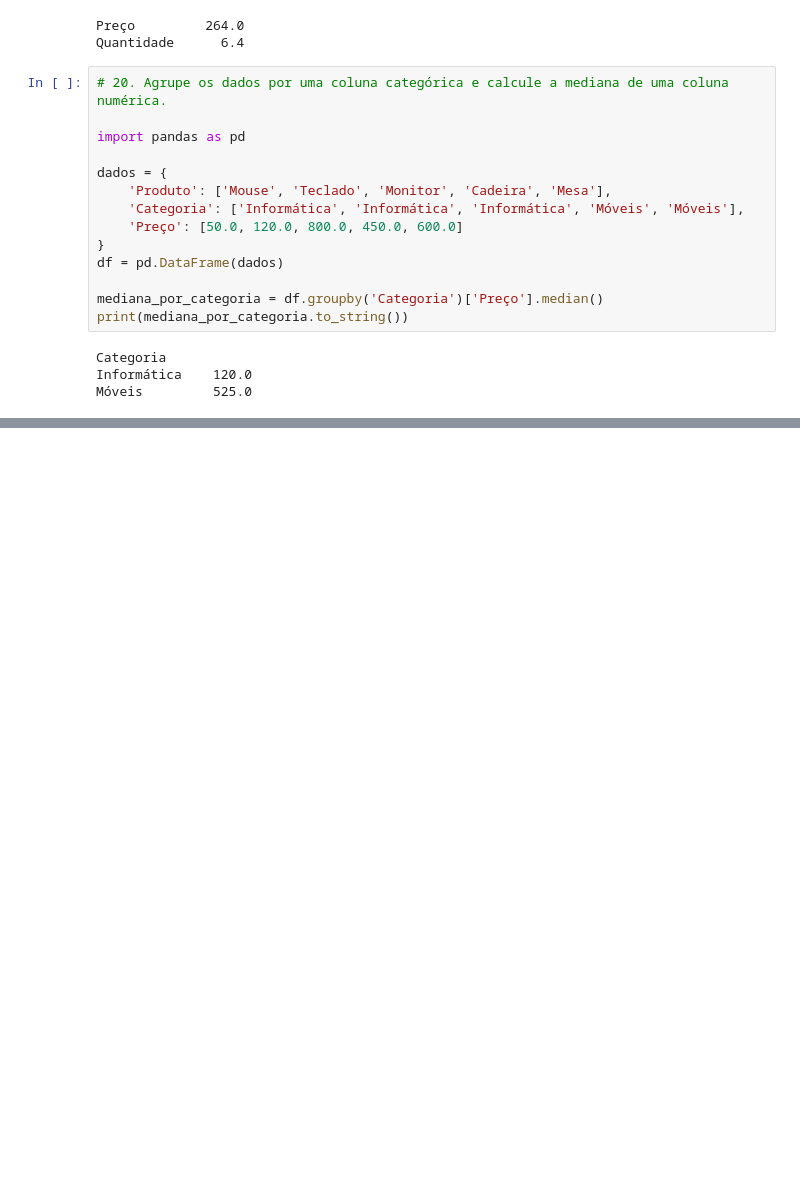
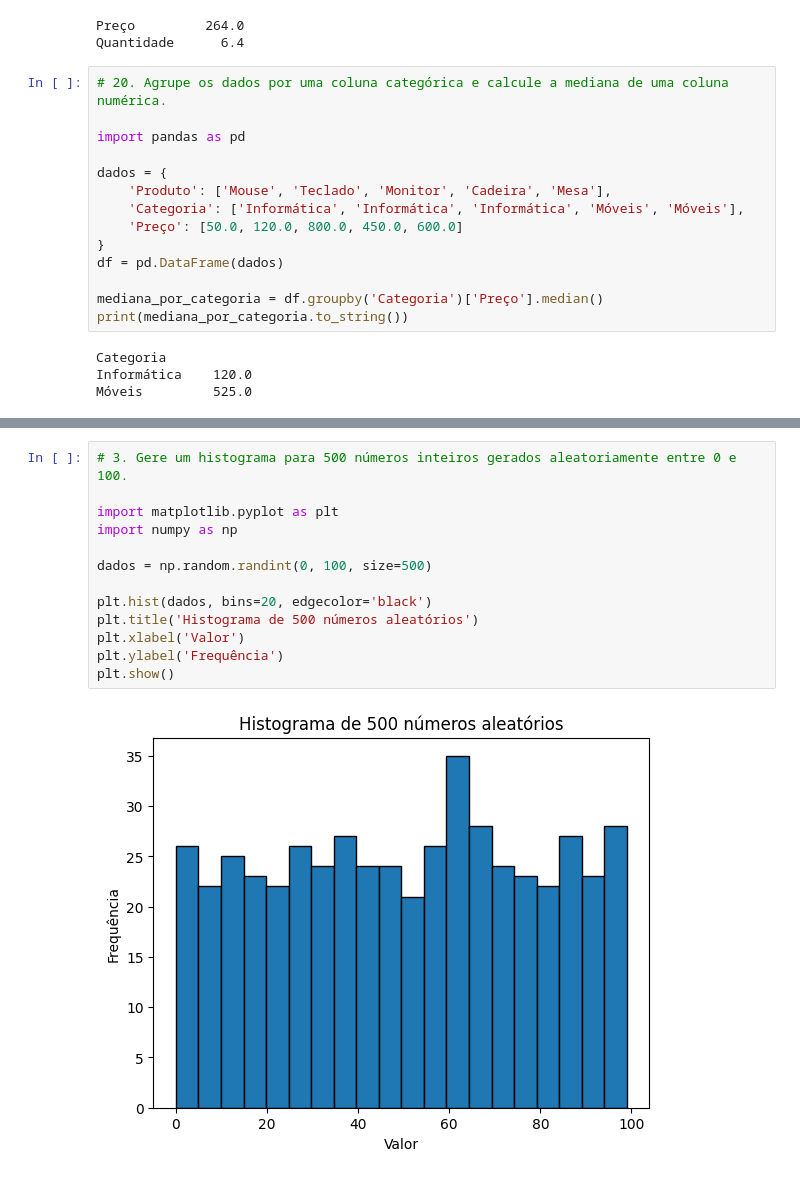
Before and after one commit to gonzagax00/Intelig-ncia-Artificial, a Jupyter notebook: Python_DataScience_[VictorGabrielFigueiraGonzaga][6B][Noturno].ipynb, the cells around one changed output, grey strips where cells are left out. Drawn from its saved outputs; the diff is of its cells as text; blank space fills up the shorter version.

```diff
--- a/Python_DataScience_[VictorGabrielFigueiraGonzaga][6B][Noturno].ipynb
+++ b/Python_DataScience_[VictorGabrielFigueiraGonzaga][6B][Noturno].ipynb
@@ -1089,0 +1126,15 @@ Móveis         525.0
+# %%
+# 3. Gere um histograma para 500 números inteiros gerados aleatoriamente entre 0 e 100.
+
+import matplotlib.pyplot as plt
+import numpy as np
+
+dados = np.random.randint(0, 100, size=500)
+
+plt.hist(dados, bins=20, edgecolor='black')
+plt.title('Histograma de 500 números aleatórios')
+plt.xlabel('Valor')
+plt.ylabel('Frequência')
+plt.show()
+# %% [output]
+[figure, added]
```
Also changed, not shown: parts of 22 cells of this notebook.
